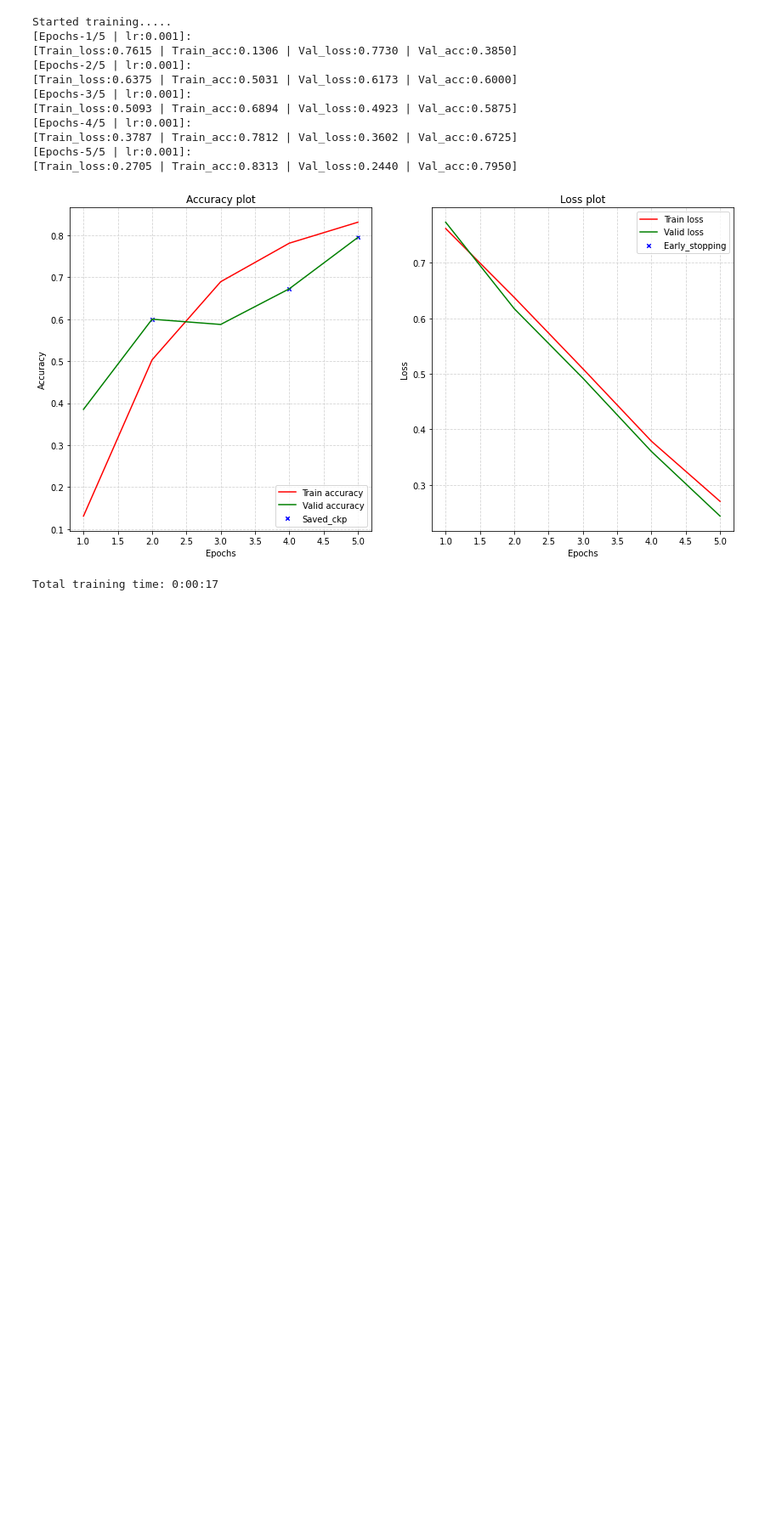
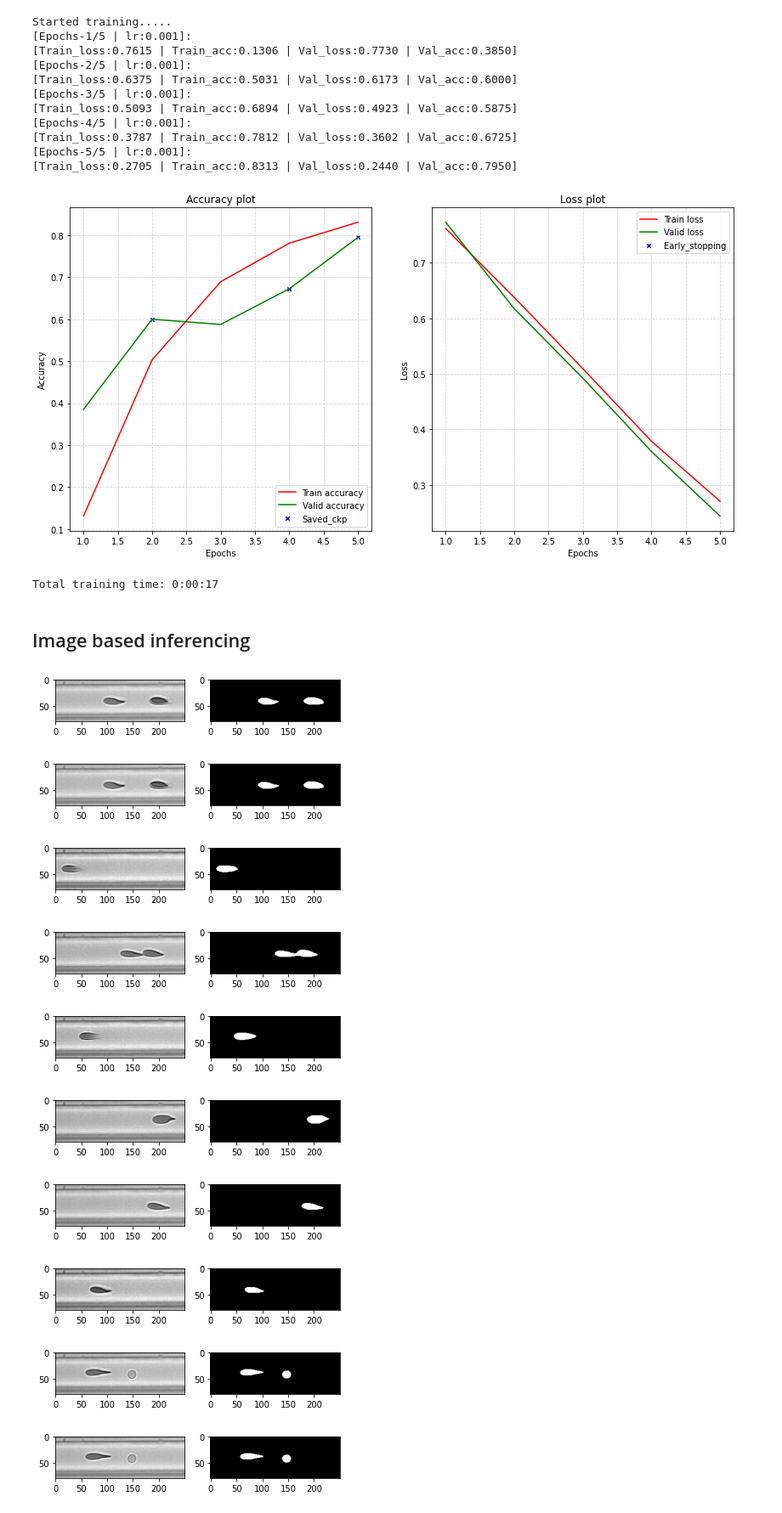
Before and after one commit to RaghavaAlajangi/cytosegment, a Jupyter notebook: training_notebook.ipynb, the cells around one changed output. Shown at 85% size. Drawn from its saved outputs; the diff is of its cells as text; code cells hidden in the pictures; blank space fills up the shorter version.

```diff
--- a/training_notebook.ipynb
+++ b/training_notebook.ipynb
@@ -173,3 +172,5 @@ Started training.....
 [Train_loss:0.2705 | Train_acc:0.8313 | Val_loss:0.2440 | Val_acc:0.7950]
 [figure]
 Total training time: 0:00:17
+# %% [markdown]
+## Image based inferencing
@@ -175,0 +184,38 @@ Total training time: 0:00:17
+# %%
+data_path = "data/test.rtdc"
+model_path = "models/E38_validAcc_9838_jit.ckp"
+use_cuda = True
+num_imgs = 10
+mean = 0.6735
+std = 0.1342
+# %%
+dataset = dclab.new_dataset(data_path)
+images = dataset['image']
+image_bgs = dataset['image_bg']
+
+unet = load_model(model_path, use_cuda=use_cuda)
+# %%
+for i in range(num_imgs):
+    img = images[i]
+    img_tensor = get_transformed_image(img, mean, std)
+    pred = get_unet_prediction(img_tensor, unet, use_cuda)
+
+    thresh = threshold_otsu(pred)
+    bin_pred = (pred > thresh)
+
+    plt.subplot(121)
+    plt.imshow(img, 'gray')
+    plt.subplot(122)
+    plt.imshow(bin_pred, 'gray')
+    plt.show()
+# %% [output]
+[figure, added]
+[figure, added]
+[figure, added]
+[figure, added]
+[figure, added]
+[figure, added]
+[figure, added]
+[figure, added]
+[figure, added]
+[figure, added]
```
Also changed, not shown: parts of 2 cells of this notebook, 6 other files.
